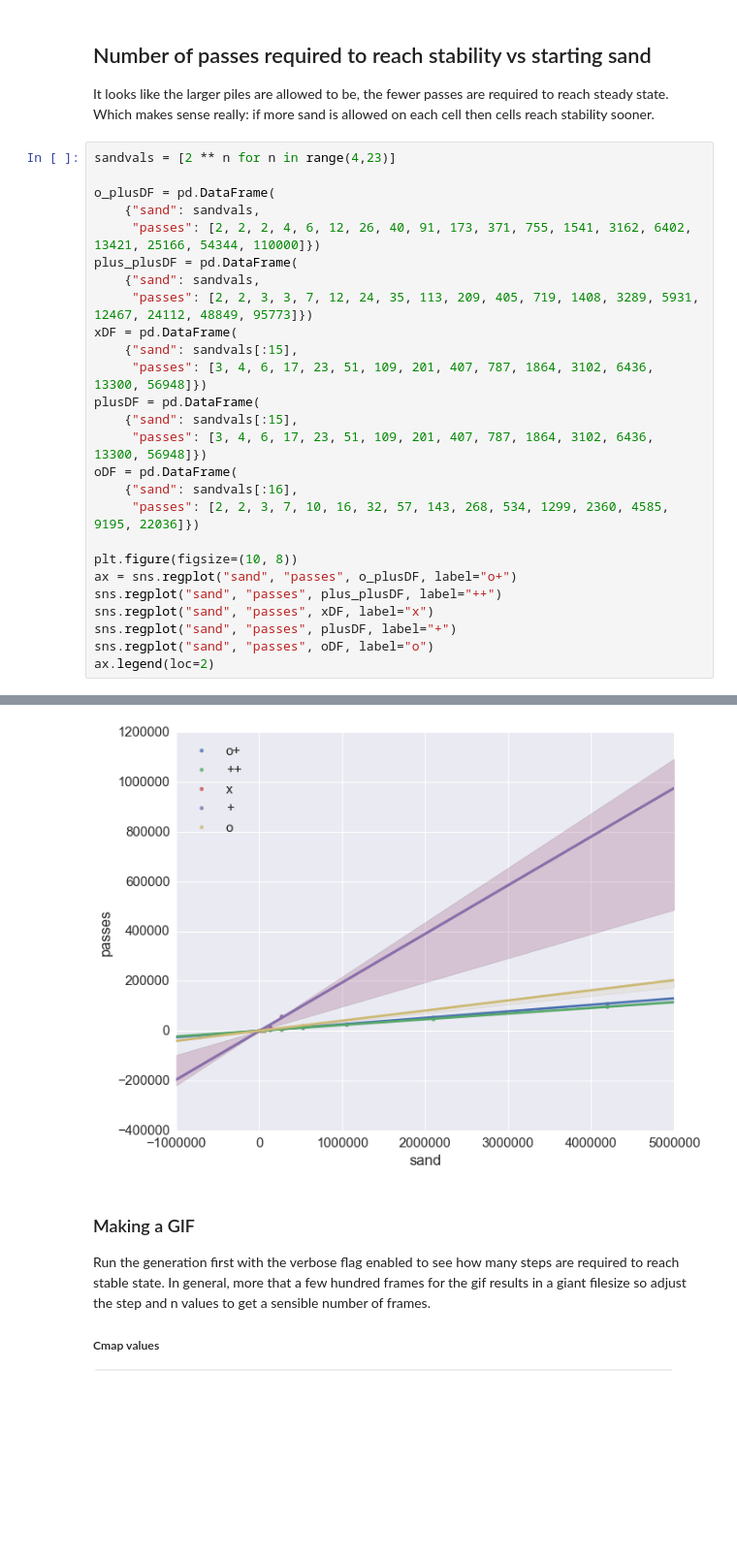
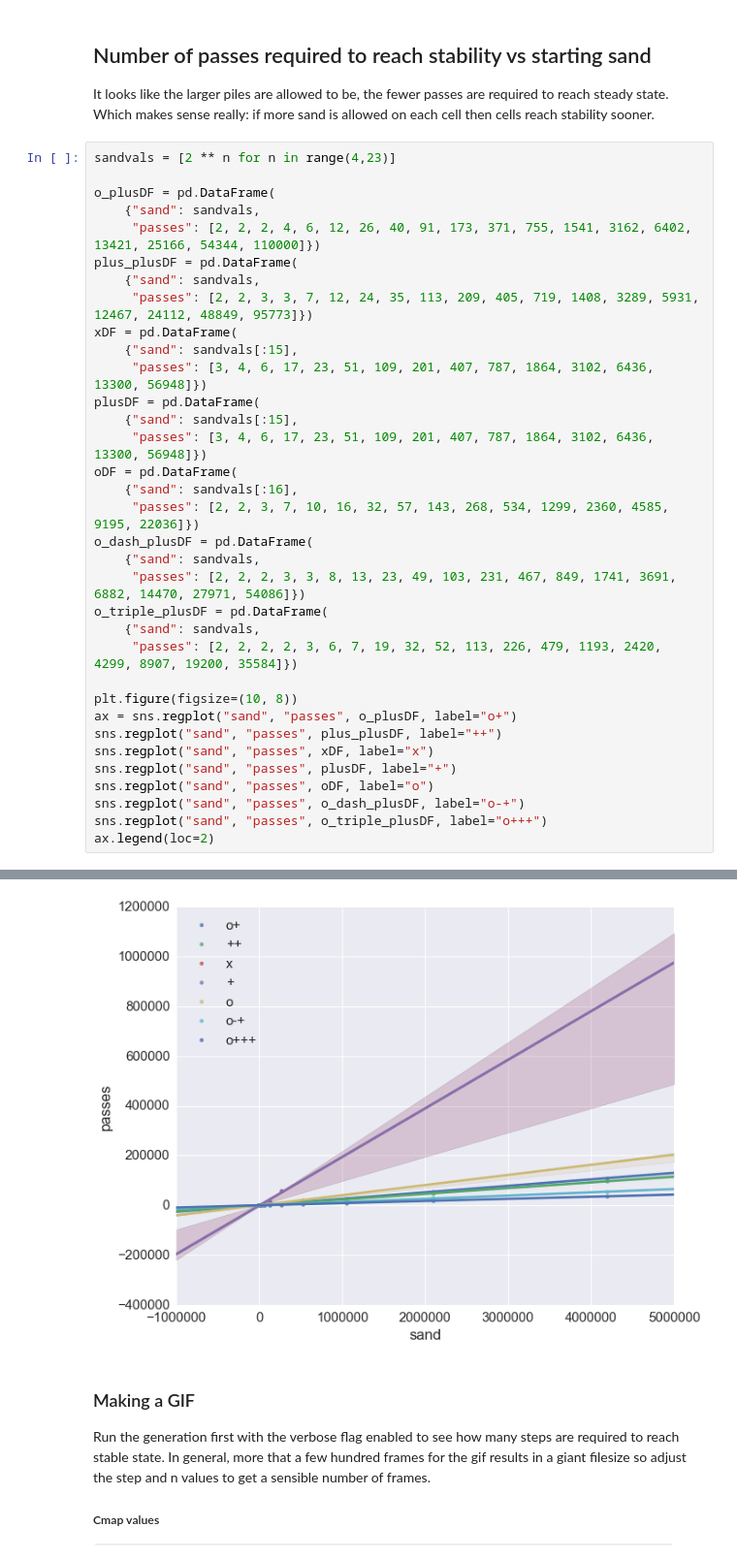
Before and after one commit to sminez/recreational_mathematics, a Jupyter notebook: Sandpiles/Sandpiles.ipynb, the cells around one changed output, grey strips where cells are left out. Shown at 97% size. Saved outputs shown, nothing was run; the diff lists cells and outputs as text; blank space fills up the shorter version.

```diff
--- a/Sandpiles/Sandpiles.ipynb
+++ b/Sandpiles/Sandpiles.ipynb
@@ -133,32 +133,40 @@ It looks like the larger piles are allowed to be, the fewer passes are required
 # %%
 sandvals = [2 ** n for n in range(4,23)]
 
 o_plusDF = pd.DataFrame(
     {"sand": sandvals,
      "passes": [2, 2, 2, 4, 6, 12, 26, 40, 91, 173, 371, 755, 1541, 3162, 6402, 13421, 25166, 54344, 110000]})
 plus_plusDF = pd.DataFrame(
     {"sand": sandvals,
      "passes": [2, 2, 3, 3, 7, 12, 24, 35, 113, 209, 405, 719, 1408, 3289, 5931, 12467, 24112, 48849, 95773]})
 xDF = pd.DataFrame(
     {"sand": sandvals[:15],
      "passes": [3, 4, 6, 17, 23, 51, 109, 201, 407, 787, 1864, 3102, 6436, 13300, 56948]})
 plusDF = pd.DataFrame(
     {"sand": sandvals[:15],
      "passes": [3, 4, 6, 17, 23, 51, 109, 201, 407, 787, 1864, 3102, 6436, 13300, 56948]})
 oDF = pd.DataFrame(
     {"sand": sandvals[:16],
      "passes": [2, 2, 3, 7, 10, 16, 32, 57, 143, 268, 534, 1299, 2360, 4585, 9195, 22036]})
+o_dash_plusDF = pd.DataFrame(
+    {"sand": sandvals,
+     "passes": [2, 2, 2, 3, 3, 8, 13, 23, 49, 103, 231, 467, 849, 1741, 3691, 6882, 14470, 27971, 54086]})
+o_triple_plusDF = pd.DataFrame(
+    {"sand": sandvals,
+     "passes": [2, 2, 2, 2, 3, 6, 7, 19, 32, 52, 113, 226, 479, 1193, 2420, 4299, 8907, 19200, 35584]})
 
 plt.figure(figsize=(10, 8))
 ax = sns.regplot("sand", "passes", o_plusDF, label="o+")
 sns.regplot("sand", "passes", plus_plusDF, label="++")
 sns.regplot("sand", "passes", xDF, label="x")
 sns.regplot("sand", "passes", plusDF, label="+")
 sns.regplot("sand", "passes", oDF, label="o")
+sns.regplot("sand", "passes", o_dash_plusDF, label="o-+")
+sns.regplot("sand", "passes", o_triple_plusDF, label="o+++")
 ax.legend(loc=2)
 # %% [output]
 <matplotlib.legend.Legend at 0x...>
-[figure, old version]
+[figure, new version]
 # %% [markdown]
 ### Making a GIF
 Run the generation first with the verbose flag enabled to see how many steps are required to reach stable state. In general, more that a few hundred frames for the gif results in a giant filesize so adjust the step and n values to get a sensible number of frames.
```
Also changed, not shown: parts of 2 cells of this notebook, 51 other files.
